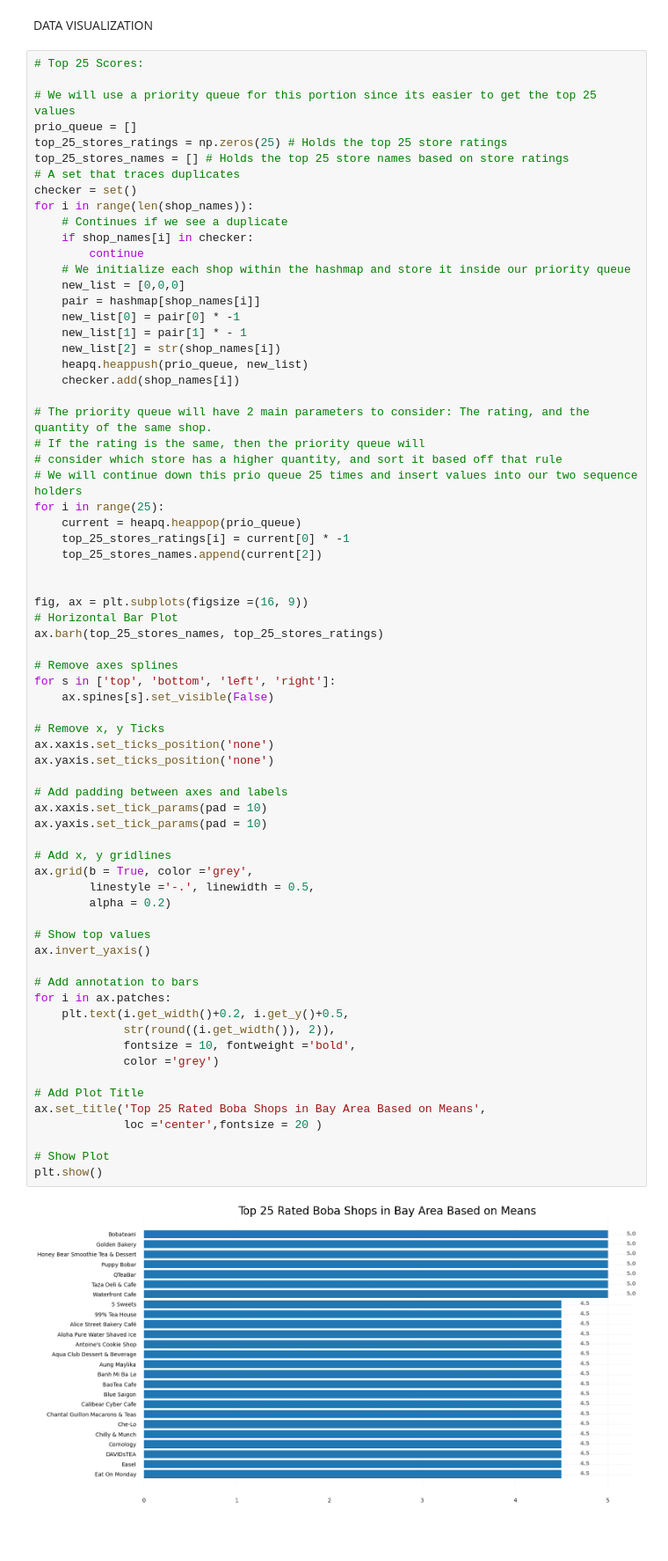
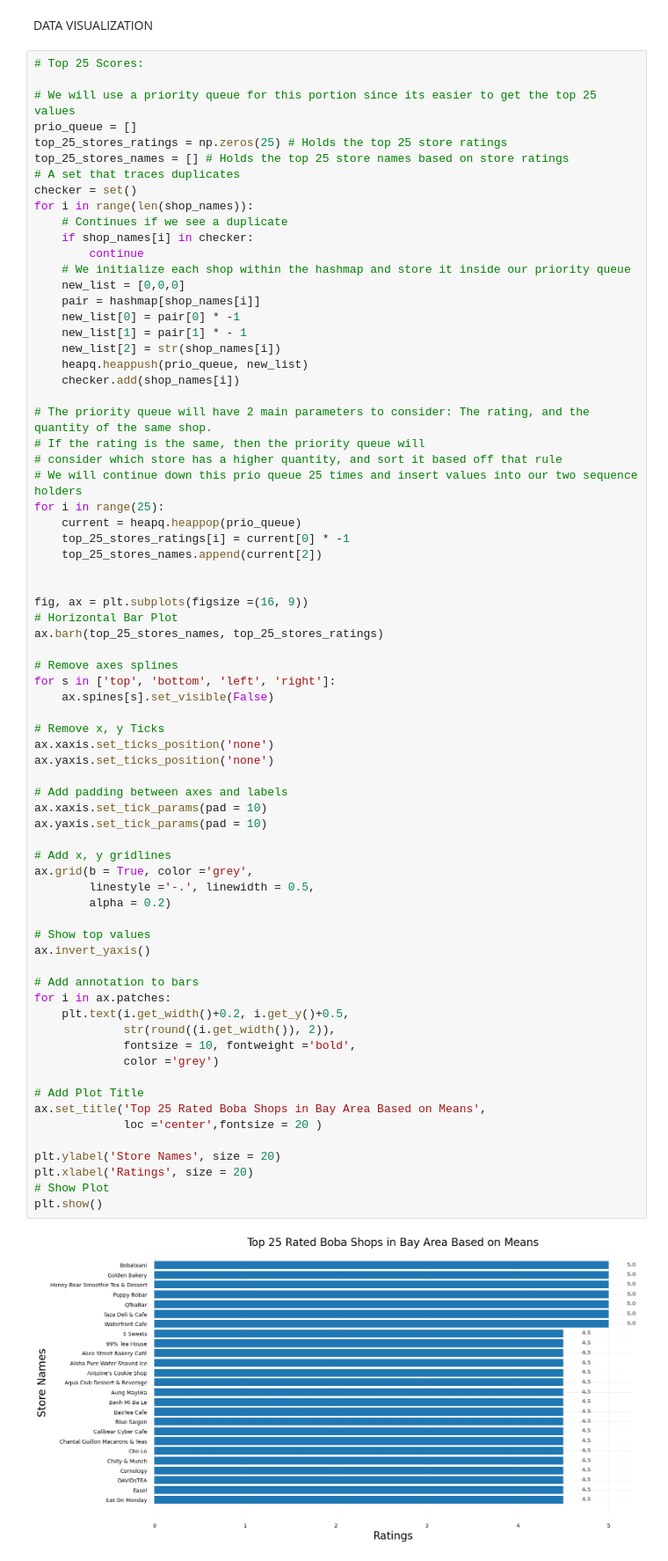
Before and after one commit to ChasePham/Bay-Area-Boba-Data-Visualizer, a Jupyter notebook: Bay_Area_DS_Vis.ipynb, the cells around one changed output. Shown at 88% size. Drawn from its saved outputs; the diff is of its cells as text; blank space fills up the shorter version.

```diff
--- a/Bay_Area_DS_Vis.ipynb
+++ b/Bay_Area_DS_Vis.ipynb
@@ -106,31 +106,33 @@ for s in ['top', 'bottom', 'left', 'right']:
 # Remove x, y Ticks
 ax.xaxis.set_ticks_position('none')
 ax.yaxis.set_ticks_position('none')
 
 # Add padding between axes and labels
 ax.xaxis.set_tick_params(pad = 10)
 ax.yaxis.set_tick_params(pad = 10)
 
 # Add x, y gridlines
 ax.grid(b = True, color ='grey',
         linestyle ='-.', linewidth = 0.5,
         alpha = 0.2)
 
 # Show top values
 ax.invert_yaxis()
 
 # Add annotation to bars
 for i in ax.patches:
     plt.text(i.get_width()+0.2, i.get_y()+0.5,
              str(round((i.get_width()), 2)),
              fontsize = 10, fontweight ='bold',
              color ='grey')
 
 # Add Plot Title
 ax.set_title('Top 25 Rated Boba Shops in Bay Area Based on Means',
              loc ='center',fontsize = 20 )
 
+plt.ylabel('Store Names', size = 20)
+plt.xlabel('Ratings', size = 20)
 # Show Plot
 plt.show()
 # %% [output]
-[figure, old version]
+[figure, new version]
```
Also changed, not shown: parts of 6 cells of this notebook.
